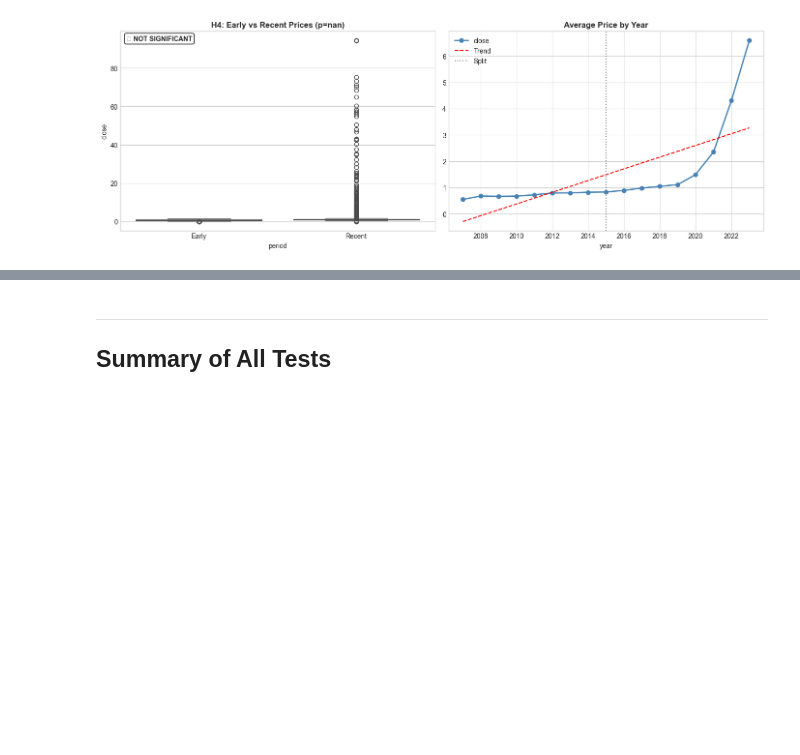
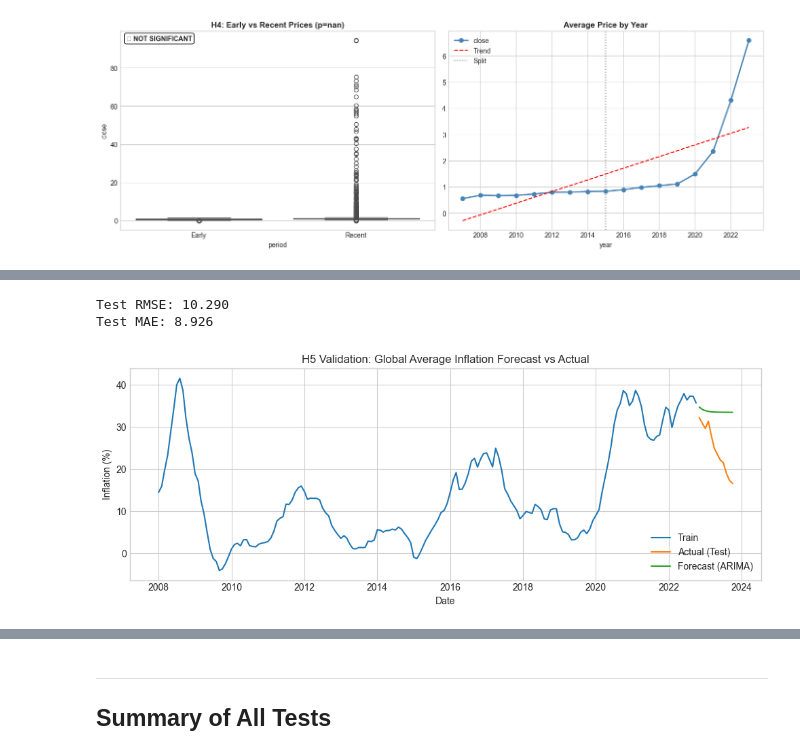
Before and after one commit to sergionzeutcho-rgb/Food_price_inflation_analysis, a Jupyter notebook: jupyter_notebooks/Hypothesis_Testing.ipynb, the cells around one changed output, grey strips where cells are left out. Saved outputs shown, nothing was run; the diff lists cells and outputs as text; code cells hidden in the pictures; blank space fills up the shorter version.

```diff
--- a/jupyter_notebooks/Hypothesis_Testing.ipynb
+++ b/jupyter_notebooks/Hypothesis_Testing.ipynb
@@ -331,0 +345,13 @@ plt.show()
+# %%
+# Global Average Inflation Over Time
+ts = (
+    df.dropna(subset=["inflation"])
+      .groupby("date", as_index=False)["inflation"]
+      .mean()
+      .set_index("date")["inflation"]
+      .asfreq("MS")  # monthly start frequency
+)
+
+
+ts = ts.interpolate()  # fill any missing months
+ts.head()
@@ -331,0 +382,5 @@ plt.show()
+# %%
+#Train-test split (last 12 months for testing)
+test_size = 12
+train_ts = ts.iloc[:-test_size]
+test_ts = ts.iloc[-test_size:]
@@ -331,0 +393,5 @@ plt.show()
+# %%
+# Fit ARIMA model on training data
+model = ARIMA(train_ts, order=(1, 1, 1))
+model_fit = model.fit()
+print(model_fit.summary())
@@ -331,0 +416,5 @@ plt.show()
+# %%
+# Forecast on test period
+forecast = model_fit.forecast(steps=test_size)
+forecast.index = test_ts.index
+forecast.head()
@@ -331,0 +429,23 @@ plt.show()
+# %%
+# Evaluate with RMSE and MAE
+rmse = np.sqrt(mean_squared_error(test_ts, forecast))
+mae = mean_absolute_error(test_ts, forecast)
+print(f"Test RMSE: {rmse:.3f}")
+print(f"Test MAE: {mae:.3f}")
+# %% [output]
+Test RMSE: 10.290
+Test MAE: 8.926
+# %%
+# Plot actual vs forecast
+plt.figure(figsize=(10,4))
+plt.plot(train_ts.index, train_ts, label="Train")
+plt.plot(test_ts.index, test_ts, label="Actual (Test)")
+plt.plot(forecast.index, forecast, label="Forecast (ARIMA)")
+plt.title("H5 Validation: Global Average Inflation Forecast vs Actual")
+plt.xlabel("Date")
+plt.ylabel("Inflation (%)")
+plt.legend()
+plt.tight_layout()
+plt.show()
+# %% [output]
+[figure, added]
```
Also changed, not shown: parts of 11 cells of this notebook, 5 other files.
